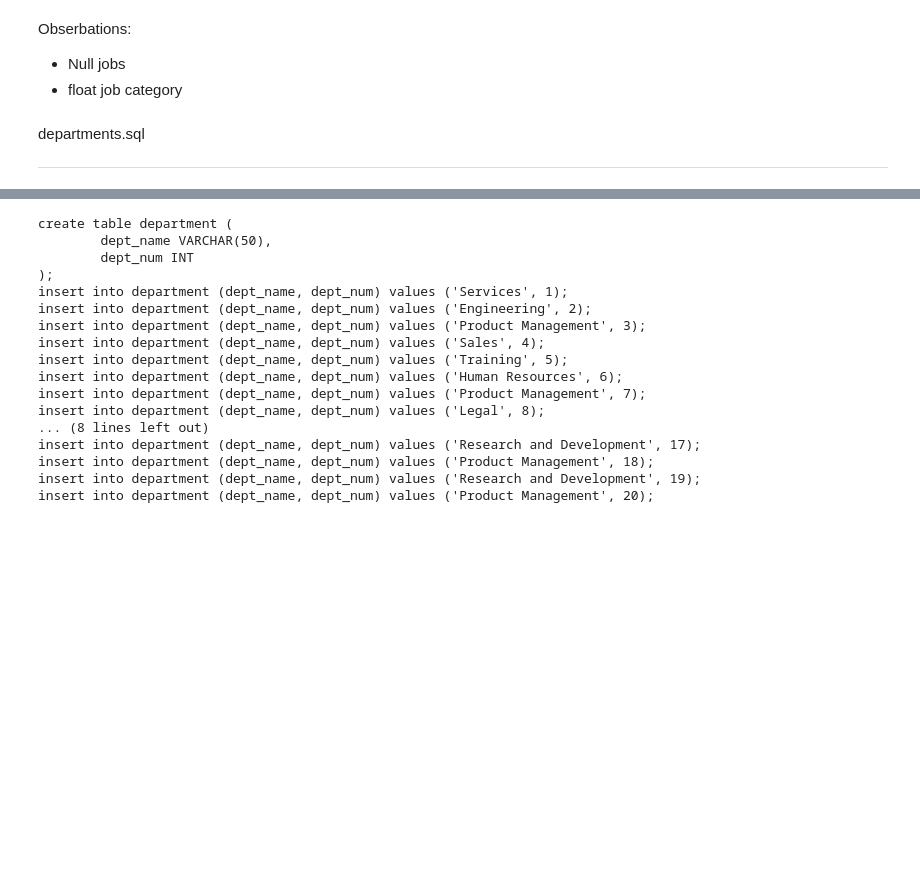
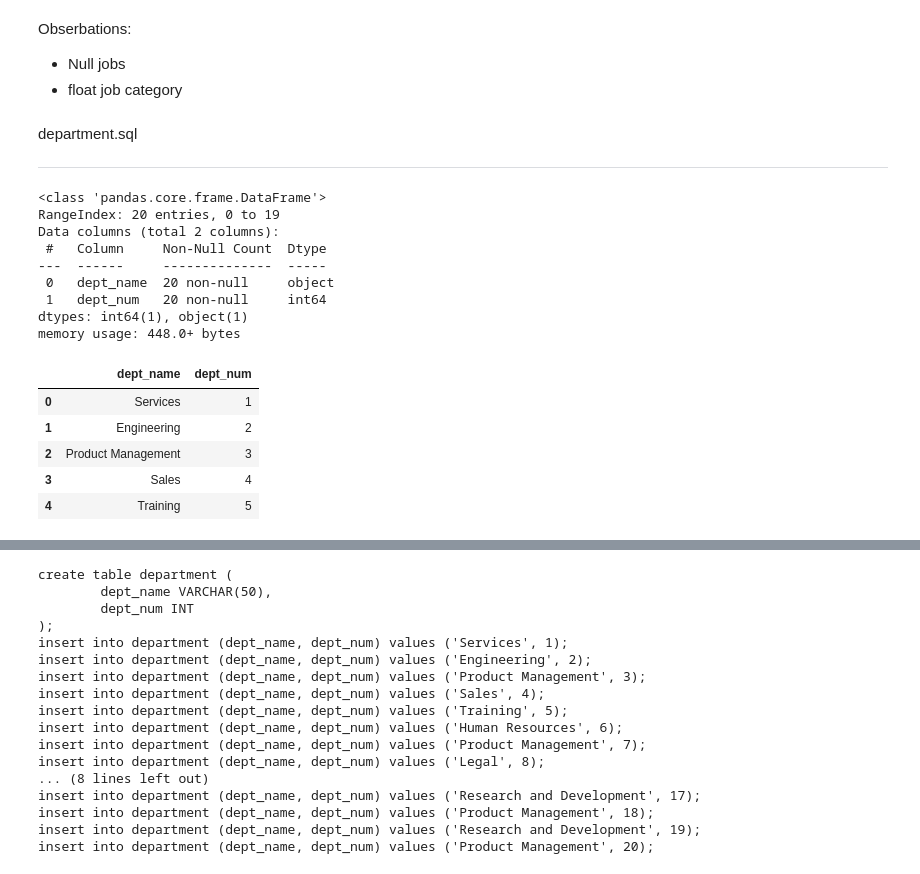
Before and after one commit to AdelGitGud/Notebook-testing-ground, a Jupyter notebook: ECORP1.ipynb, the cells around one changed output, grey strips where cells are left out. Drawn from its saved outputs; the diff is of its cells as text; code cells hidden in the pictures; blank space fills up the shorter version.

Commit message:
read_sql(department)

```diff
--- a/ECORP1.ipynb
+++ b/ECORP1.ipynb
@@ -56,3 +41,11 @@ departmentQuery = ReadSqlScript(DownloadData("department.sql"))
+# %%
+myVirtualDb = sqlite3.connect(":memory:")
+mycur = myVirtualDb.cursor()
+
+mycur.executescript(departmentQuery)
+myVirtualDb.commit()
+
+departmentSql = pd.read_sql("SELECT * FROM department;", myVirtualDb)
 # %% [markdown]
 ## Explore the data
 # %% [markdown]
@@ -181,6 +174,25 @@ Obserbations:
 *   Null jobs
 *   float job category
 # %% [markdown]
-departments.sql
+department.sql
 
 ---
+# %%
+departmentSql.info()
+departmentSql.head()
+# %% [output]
+<class 'pandas.core.frame.DataFrame'>
+RangeIndex: 20 entries, 0 to 19
+Data columns (total 2 columns):
+ #   Column     Non-Null Count  Dtype
+---  ------     --------------  -----
+ 0   dept_name  20 non-null     object
+ 1   dept_num   20 non-null     int64
+dtypes: int64(1), object(1)
+memory usage: 448.0+ bytes
+|  | dept_name | dept_num |
+| 0 | Services | 1 |
+| 1 | Engineering | 2 |
+| 2 | Product Management | 3 |
+| 3 | Sales | 4 |
+| 4 | Training | 5 |
```
Also changed, not shown: parts of 4 cells of this notebook.
